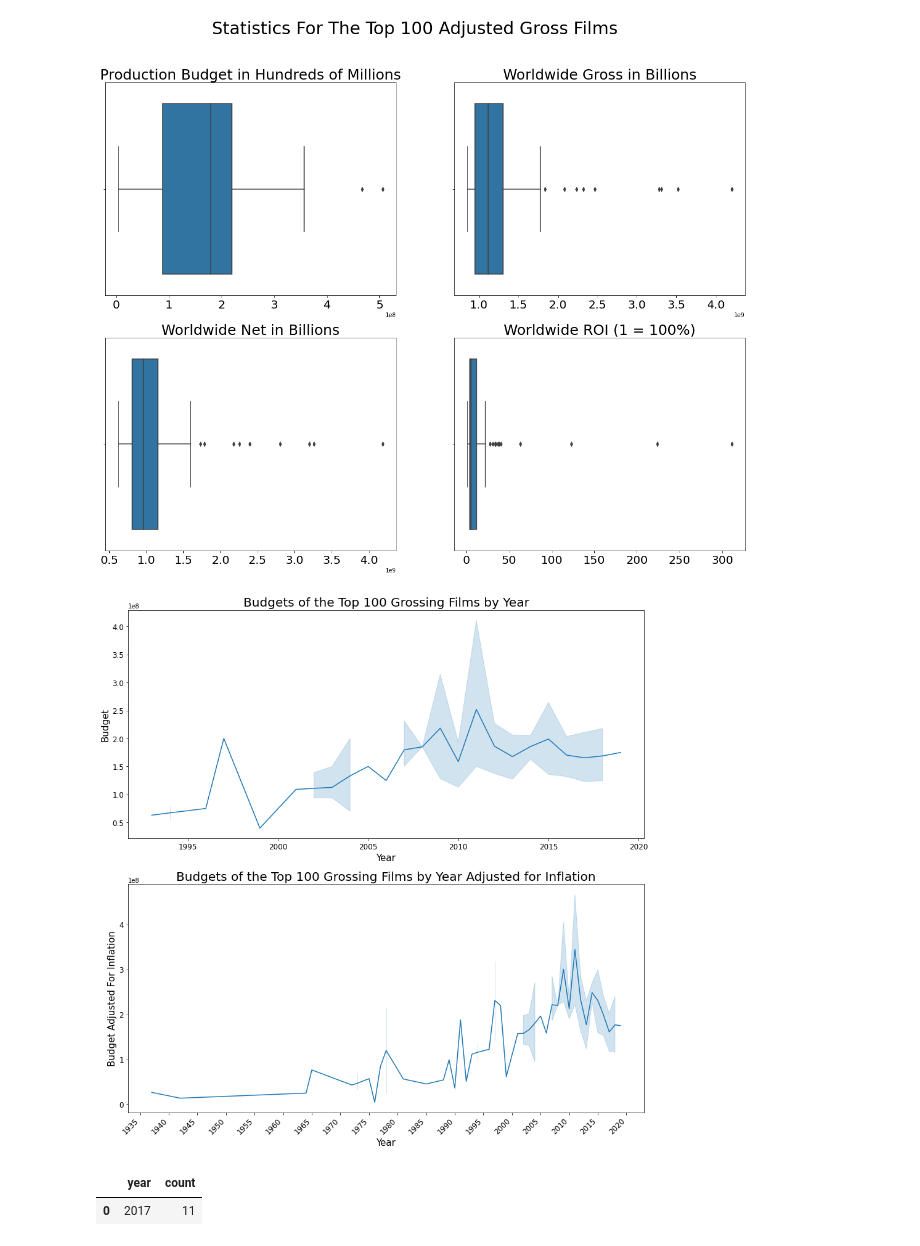
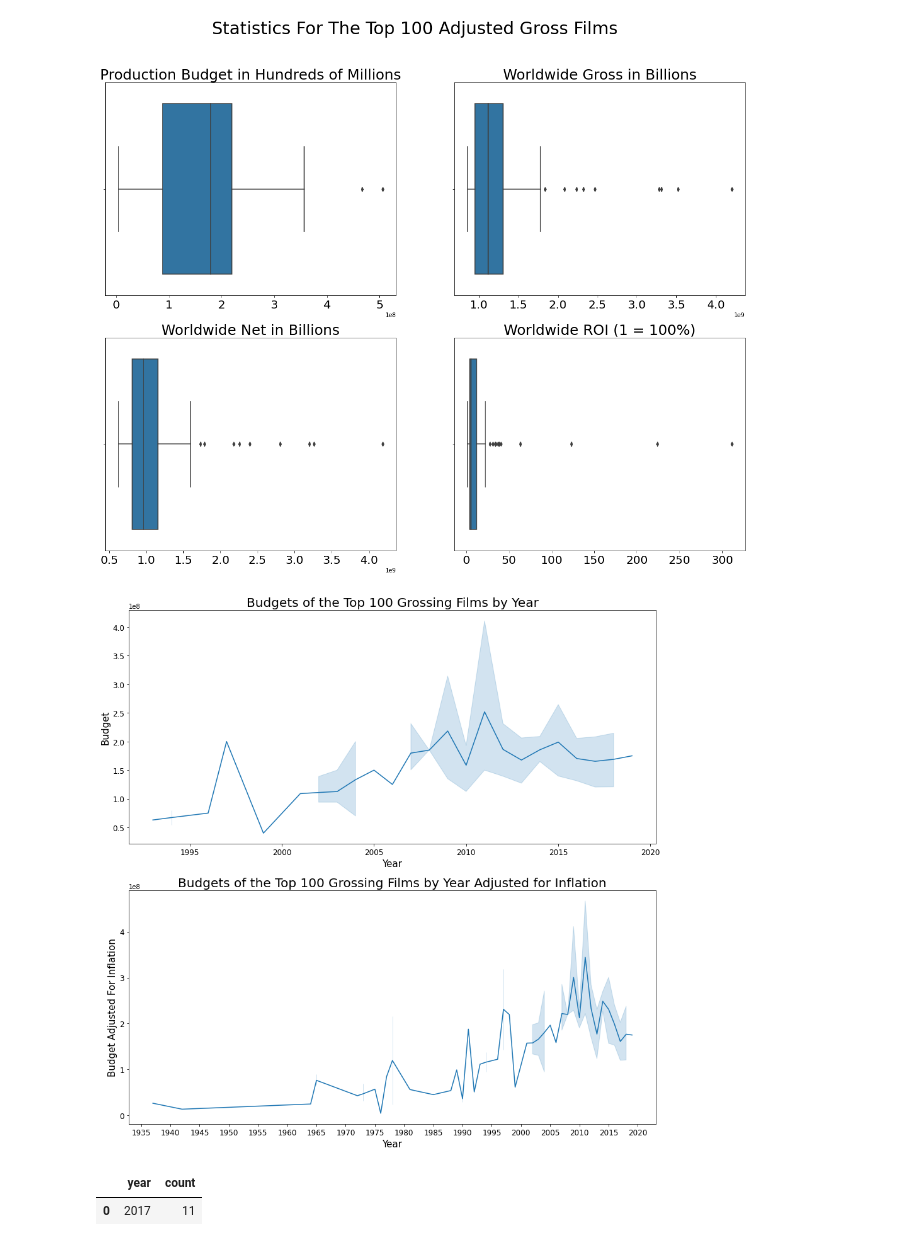
Before and after one commit to jeffreyhwatson/MS_Box_Office_Insights, a Jupyter notebook: main_workspace.ipynb, the cells around one changed output. Saved outputs shown, nothing was run; the diff lists cells and outputs as text; code cells hidden in the pictures.

```diff
--- a/main_workspace.ipynb
+++ b/main_workspace.ipynb
@@ -228,7 +218,8 @@ Index(['idx', 'rotten_tomatoes_link', 'title', 'movie_info',
 ## Top 100 Films by Worldwide Gross
 # %%
 # creating dataframes sorted by gross
-title_gross = dfr[['title', 'production_budget', 'worldwide_gross', 'worldwide_net', 'worldwide_roi', 'genres', 'year', 'month']]
+title_gross = dfr[['title', 'production_budget', 'worldwide_gross',\
+                   'worldwide_net', 'worldwide_roi', 'genres', 'year', 'month']]
 unique_gross_titles = title_gross.drop_duplicates(subset = ['title'])
 top100_gross_films = unique_gross_titles.sort_values(by='worldwide_gross', ascending=False).head(100)
 top20_gross_films = unique_gross_titles.sort_values(by='worldwide_gross', ascending=False).head(20)
@@ -294,7 +285,8 @@ plt.show()
 |Max Budget        |        425,000,000|
 # %%
 # creating dataframes sorted by adjusted gross
-title_adj_gross = dfr[['title', 'adj_prod_budg', 'adj_ww_gross', 'adj_ww_net', 'adj_ww_roi', 'genres', 'year', 'month']]
+title_adj_gross = dfr[['title', 'adj_prod_budg', 'adj_ww_gross',\
+                       'adj_ww_net', 'adj_ww_roi', 'genres', 'year', 'month']]
 unique_adj_titles = title_adj_gross.drop_duplicates(subset = ['title'])
 top100_adj_gross_films = unique_adj_titles.sort_values(by='adj_ww_gross', ascending=False).head(100)
 top20_adj_gross_films = unique_adj_titles.sort_values(by='adj_ww_gross', ascending=False).head(20)
@@ -354,26 +346,25 @@ plt.show()
 # %%
 fig, (ax1, ax2 ) = plt.subplots(2, 1, figsize=(15,15))
 sns.lineplot(x='year', y='production_budget', data=top100_gross_films, ax=ax1)
 sns.lineplot(x='year', y='adj_prod_budg', data=top100_adj_gross_films, ax=ax2)
 # adjusting xticks
-plt.xticks(rotation=45, ha='right')
 ax1.tick_params(labelsize=12)
 ax2.tick_params(labelsize=12)
 ax2.xaxis.set_major_locator(ticker.MultipleLocator(5))
 ax2.xaxis.set_major_formatter(ticker.ScalarFormatter())
 
 # label for x-axis
 ax1.set_xlabel( "Year", size = 15 )
 ax2.set_xlabel( "Year", size = 15 )
 # label for y-axis
 ax1.set_ylabel( "Budget", size = 15 )
 ax2.set_ylabel( "Budget Adjusted For Inflation", size = 15 )
 # title for plot
 ax1.set_title( "Budgets of the Top 100 Grossing Films by Year" , size = 20 )
 ax2.set_title( "Budgets of the Top 100 Grossing Films by Year Adjusted for Inflation" , size = 20 )
 plt.show()
 # %% [output]
-[figure, old version]
+[figure, new version]
 # %%
 t100_count_by_year = pd.DataFrame(top100_gross_films.year.value_counts()).reset_index()
 t100_count_by_year = t100_count_by_year.rename(columns= {'index': 'year', 'year': 'count'})
```
Also changed, not shown: parts of 28 cells of this notebook.
